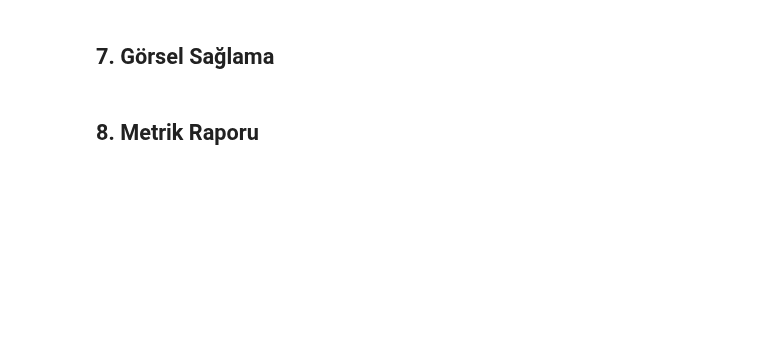
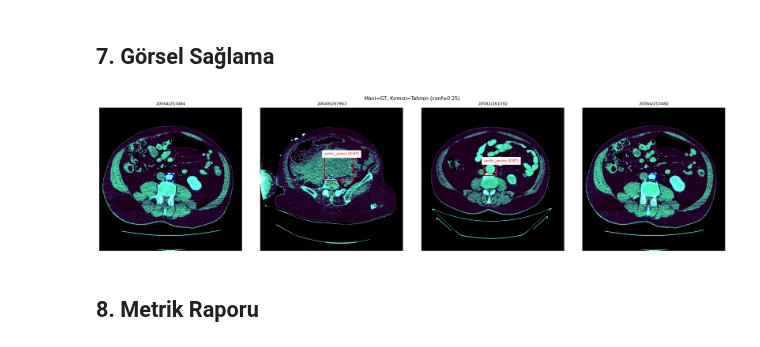
Before and after one commit to ramazan2020/abdomen1, a Jupyter notebook: Faz3_YOLO12_Baseline_1fold.ipynb, the cells around one changed output. Drawn from its saved outputs; the diff is of its cells as text; code cells hidden in the pictures; blank space fills up the shorter version.

```diff
--- a/Faz3_YOLO12_Baseline_1fold.ipynb
+++ b/Faz3_YOLO12_Baseline_1fold.ipynb
@@ -91,12 +91,12 @@ local_cfg = replace(DEFAULT_DET,
     img_size=512,
     batch_size=8,       # MPS unified memory sınırı
     epochs=100,
-    patience=30,
+    patience=20,
     # ── Recall artırma ──────────────────────────────────────────────────
     degrees=10.0,       # ±10° rotasyon — CT dilim açı varyasyonu
     erasing=0.1,        # düşürüldü (0.4→0.1) — küçük lezyonları silmemek için
-    copy_paste=0.3,     # lezyon kopyalama — nadir sınıf recall artışı
-    cls_loss=0.3,       # düşürüldü (0.5→0.3) — daha fazla kutu → yüksek recall
+    copy_paste=0.7,     # lezyon kopyalama — nadir sınıf recall artışı
+    cls_loss=0.3       # düşürüldü (0.5→0.3) — daha fazla kutu → yüksek recall
 )
 print("Eğitim ayarları (local_cfg):")
 for k, v in local_cfg.__dict__.items():
@@ -160,16 +190,22 @@ val_dir = fold_dir / "images" / "val"
 val_imgs = sorted(val_dir.glob("*.png"))
 print(f"Val PNG sayısı: {len(val_imgs)}")
 
+def _parse_stem(stem: str):
+    """T_20001_100007 veya 20001_100007 → (case_raw_int, image_id_int)"""
+    parts = stem.split("_")
+    if len(parts) >= 3:   # T_20001_100007 veya C_20001_100007
+        return int(parts[1]), int(parts[2])
+    return int(parts[0]), int(parts[1])
+
 CONF_TH = 0.05
 preds = []
 for ip in tqdm(val_imgs, desc="val inference"):
-    stem = ip.stem
-    case, image_id = (stem.split("_", 1) + ["0"])[:2]
+    case, image_id = _parse_stem(ip.stem)
     res = model.predict(str(ip), conf=CONF_TH, verbose=False, imgsz=local_cfg.img_size)[0]
     for box, sc, cl in zip(res.boxes.xyxy.cpu().numpy(),
                            res.boxes.conf.cpu().numpy(),
                            res.boxes.cls.cpu().numpy()):
-        preds.append({"case": int(case), "image_id": int(image_id), "class": int(cl),
+        preds.append({"case": case, "image_id": image_id, "class": int(cl),
                       "score": float(sc),
                       "x1": float(box[0]), "y1": float(box[1]),
                       "x2": float(box[2]), "y2": float(box[3])})
@@ -187,13 +226,12 @@ for lp in val_lbl_dir.glob("*.txt"):
     ip = val_dir / (lp.stem + ".png")
     if not ip.exists(): continue
     W, H = Image.open(ip).size
-    stem = lp.stem
-    case, image_id = (stem.split("_", 1) + ["0"])[:2]
+    case, image_id = _parse_stem(lp.stem)
     for line in lp.read_text().strip().splitlines():
         p = line.split()
         if len(p) < 5: continue
-        cl = int(p[0]); cx,cy,w,h = map(float, p[1:5])
-        gt_rows.append({"case": int(case), "image_id": int(image_id), "class": cl,
+        cl = int(p[0]); cx, cy, w, h = map(float, p[1:5])
+        gt_rows.append({"case": case, "image_id": image_id, "class": cl,
                         "x1": (cx-w/2)*W, "y1": (cy-h/2)*H,
                         "x2": (cx+w/2)*W, "y2": (cy+h/2)*H})
 gt_df = pd.DataFrame(gt_rows)
@@ -230,33 +294,32 @@ cls_table
 # %%
 import matplotlib.pyplot as plt
 import matplotlib.patches as mpatches
-#inline plotting için:
 %matplotlib inline
 import random
 random.seed(11)
 samples = random.sample(val_imgs, min(4, len(val_imgs)))
 fig, axes = plt.subplots(1, 4, figsize=(20, 5))
 for ax, ip in zip(axes, samples):
     img = np.array(Image.open(ip))
     ax.imshow(img)
-    stem = ip.stem
-    case, image_id = (stem.split("_", 1) + ["0"])[:2]
-    case, image_id = int(case), int(image_id)
+    case, image_id = _parse_stem(ip.stem)
     g = gt_df[(gt_df['case'] == case) & (gt_df['image_id'] == image_id)]
     for _, r in g.iterrows():
         ax.add_patch(mpatches.Rectangle((r.x1, r.y1), r.x2-r.x1, r.y2-r.y1,
                                         linewidth=2, edgecolor='blue',
                                         facecolor='none', linestyle='--'))
     p = pred_df[(pred_df['case'] == case) & (pred_df['image_id'] == image_id) & (pred_df['score'] >= 0.25)]
     for _, r in p.iterrows():
         ax.add_patch(mpatches.Rectangle((r.x1, r.y1), r.x2-r.x1, r.y2-r.y1,
                                         linewidth=2, edgecolor='red', facecolor='none'))
         ax.text(r.x1, r.y1-3, f"{SUPER_CLASSES[int(r['class'])][:12]} ({r.score:.2f})",
                 color='red', fontsize=8, backgroundcolor='white')
     ax.set_title(f"{case}/{image_id}", fontsize=9); ax.axis('off')
 plt.suptitle("Mavi=GT, Kırmızı=Tahmin (conf≥0.25)", fontsize=11)
-plt.tight_layout();
+plt.tight_layout()
 plt.show()
+# %% [output]
+[figure, added]
 # %% [markdown]
 ## 8. Metrik Raporu
 # %%
```
Also changed, not shown: parts of 11 cells of this notebook, 33 other files.
